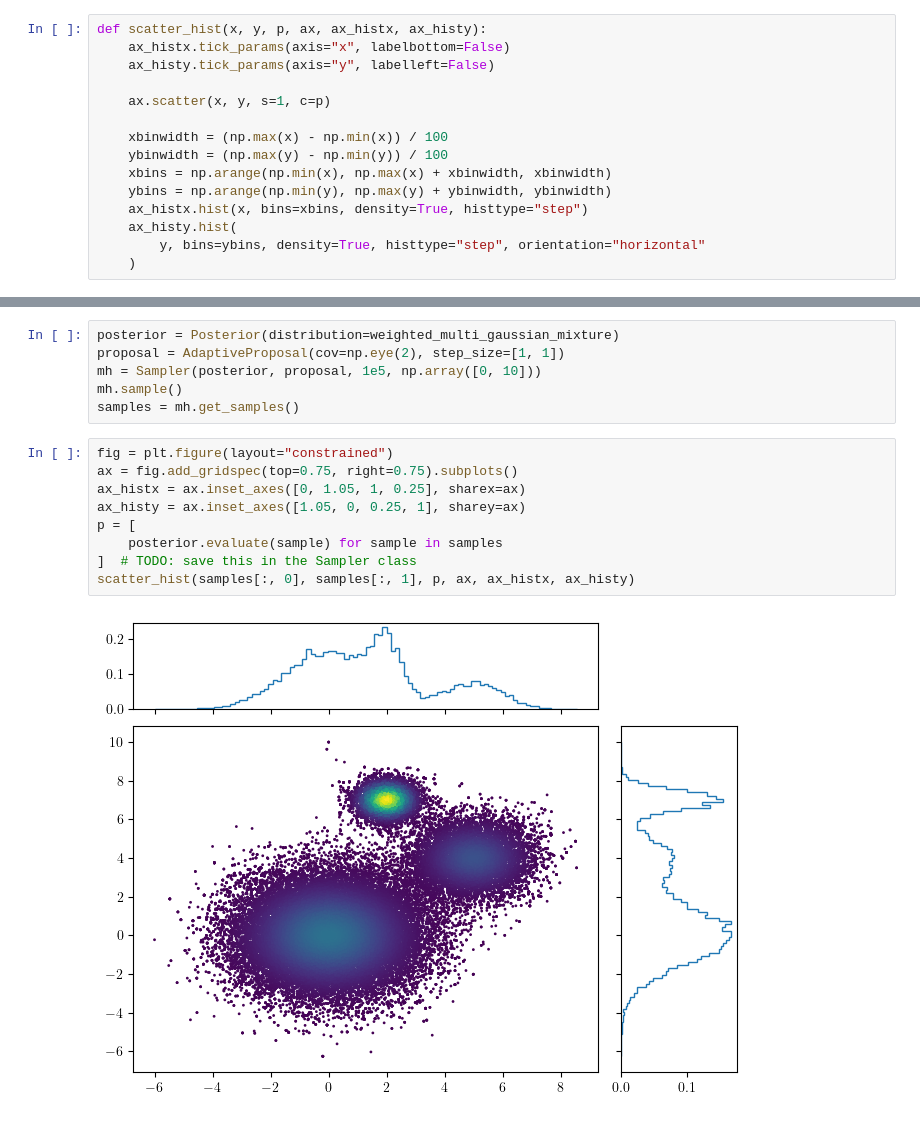
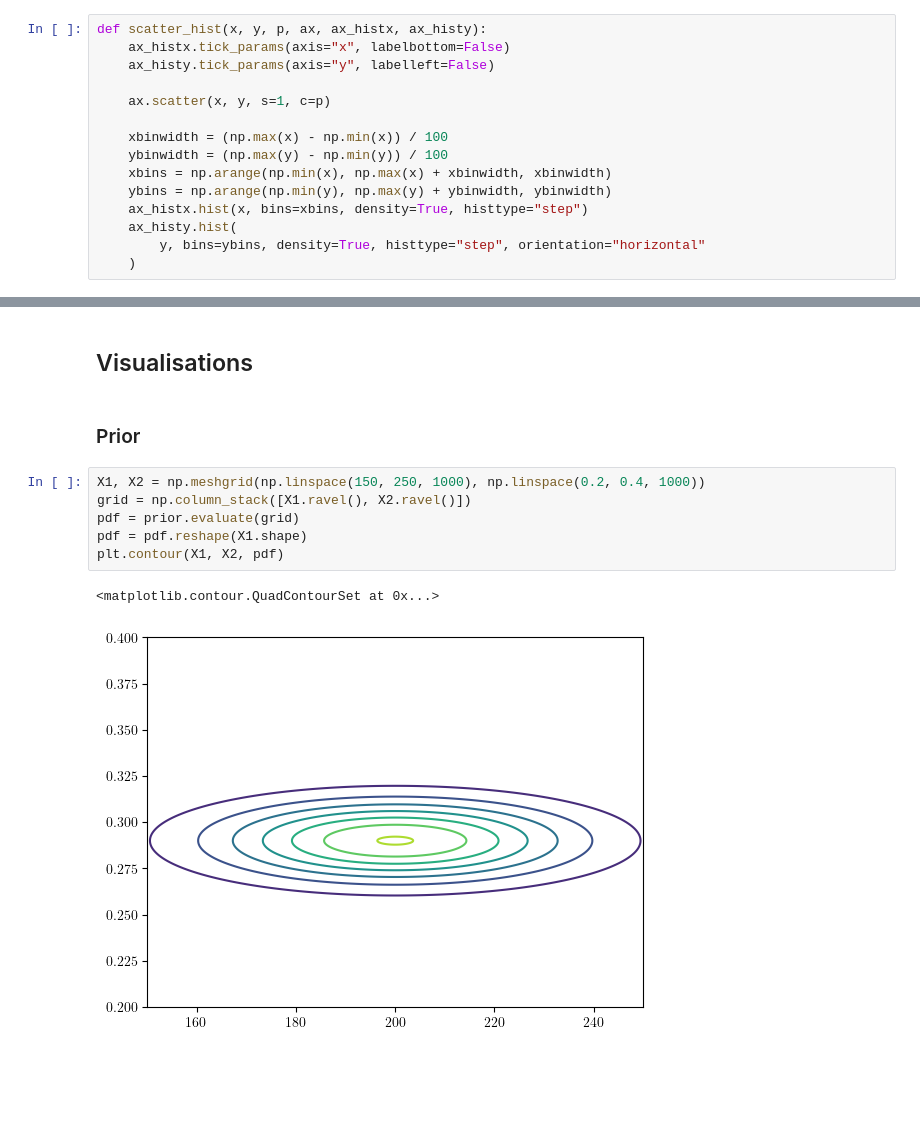
Before and after one commit to mark-hobbs/articles, a Jupyter notebook: bayesian-inference/linear-elasticity-perfect-plasticity.ipynb, the cells around one changed output, grey strips where cells are left out. Saved outputs shown, nothing was run; the diff lists cells and outputs as text; blank space fills up the shorter version.

```diff
--- a/bayesian-inference/linear-elasticity-perfect-plasticity.ipynb
+++ b/bayesian-inference/linear-elasticity-perfect-plasticity.ipynb
@@ -894,17 +809,13 @@ scatter_hist(samples[:, 0], samples[:, 1], p, ax, ax_histx, ax_histy)
-# %%
-posterior = Posterior(distribution=weighted_multi_gaussian_mixture)
-proposal = AdaptiveProposal(cov=np.eye(2), step_size=[1, 1])
-mh = Sampler(posterior, proposal, 1e5, np.array([0, 10]))
-mh.sample()
-samples = mh.get_samples()
-# %%
-fig = plt.figure(layout="constrained")
-ax = fig.add_gridspec(top=0.75, right=0.75).subplots()
-ax_histx = ax.inset_axes([0, 1.05, 1, 0.25], sharex=ax)
-ax_histy = ax.inset_axes([1.05, 0, 0.25, 1], sharey=ax)
-p = [
-    posterior.evaluate(sample) for sample in samples
-]  # TODO: save this in the Sampler class
-scatter_hist(samples[:, 0], samples[:, 1], p, ax, ax_histx, ax_histy)
-# %% [output]
-[figure, removed]
+# %% [markdown]
+## Visualisations
+# %% [markdown]
+### Prior
+# %%
+X1, X2 = np.meshgrid(np.linspace(150, 250, 1000), np.linspace(0.2, 0.4, 1000))
+grid = np.column_stack([X1.ravel(), X2.ravel()])
+pdf = prior.evaluate(grid)
+pdf = pdf.reshape(X1.shape)
+plt.contour(X1, X2, pdf)
+# %% [output]
+<matplotlib.contour.QuadContourSet at 0x...>
+[figure, added]
```
Also changed, not shown: parts of 28 cells of this notebook, 9 other files.
